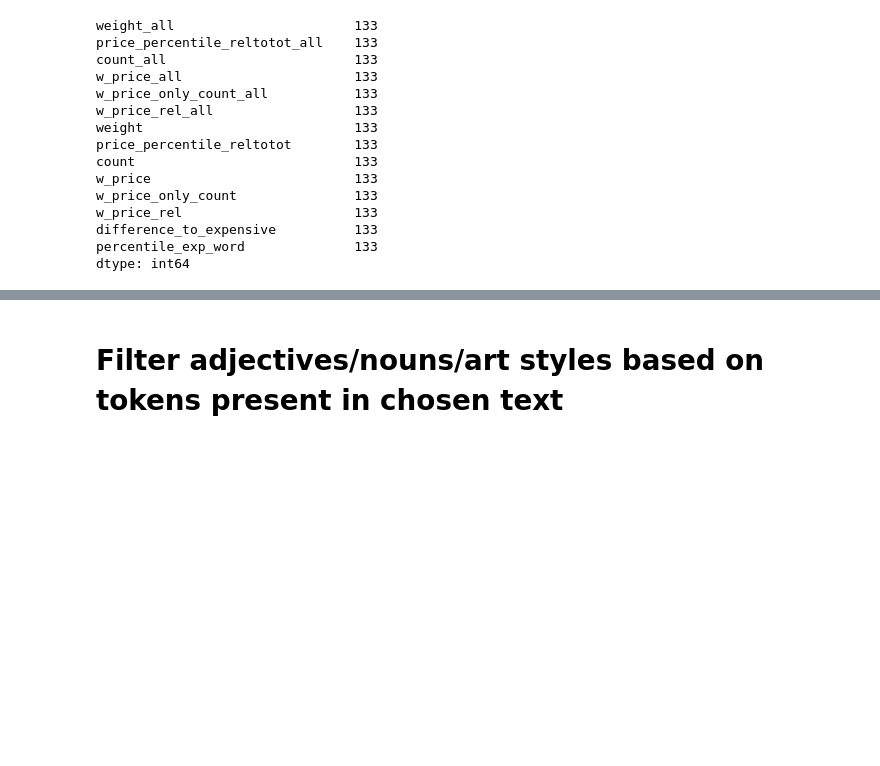
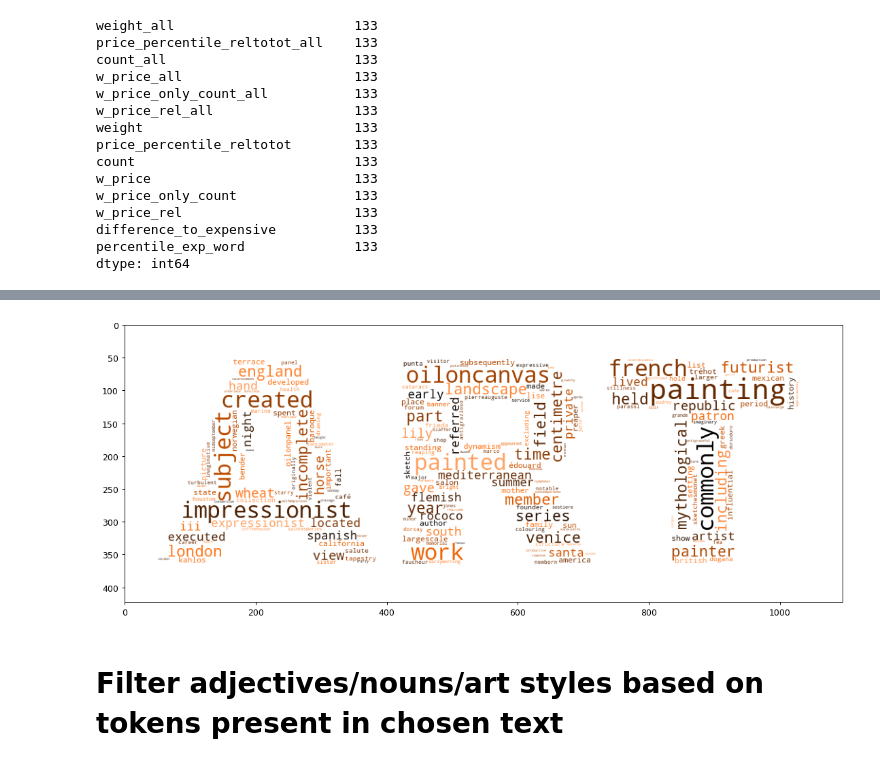
Before and after one commit to hdavidoff/datathon23, a Jupyter notebook: Summary_exploration_and_cleaning.ipynb, the cells around one changed output, grey strips where cells are left out. Cells and saved outputs as stored; diff of their text form; code cells hidden in the pictures; blank space fills up the shorter version.

```diff
--- a/Summary_exploration_and_cleaning.ipynb
+++ b/Summary_exploration_and_cleaning.ipynb
@@ -854,3 +916,27 @@ plt.imshow(art_sum);
+# %%
+from wordcloud import ImageColorGenerator
+plt.figure(figsize = (20, 6),dpi=90)
+color_mask = np.array(Image.open("../content/ART_forcloud.jpg"))
+
+import matplotlib.pyplot as plt
+from matplotlib import colors
+import colorsys
+import numpy as np
+import random
+
+color = 'xkcd:dark orange'            # font color
+r,g,b = colors.to_rgb(color)        # red, green, blue
+h,l,s = colorsys.rgb_to_hls(r,g,b)  # hue, lightness, saturation
+
+
+#  hls_color_func function for generating font color of random lightness
+hsl_val = 'hsl(' + str(h*360) + ', 100%%, %d%%)'
+def hsl_color_func(word, font_size, position, orientation, random_state = None, **kwargs):
+    return(hsl_val % np.random.randint(0,70))
+art_sum = WordCloud(mask=mask,background_color='white').generate_from_frequencies(d)
+plt.imshow(art_sum.recolor(color_func=hsl_color_func));
+# %% [output]
+[figure, added]
 # %% [markdown]
 # Filter adjectives/nouns/art styles based on tokens present in chosen text
 # %%
```
Also changed, not shown: parts of 17 cells of this notebook.
